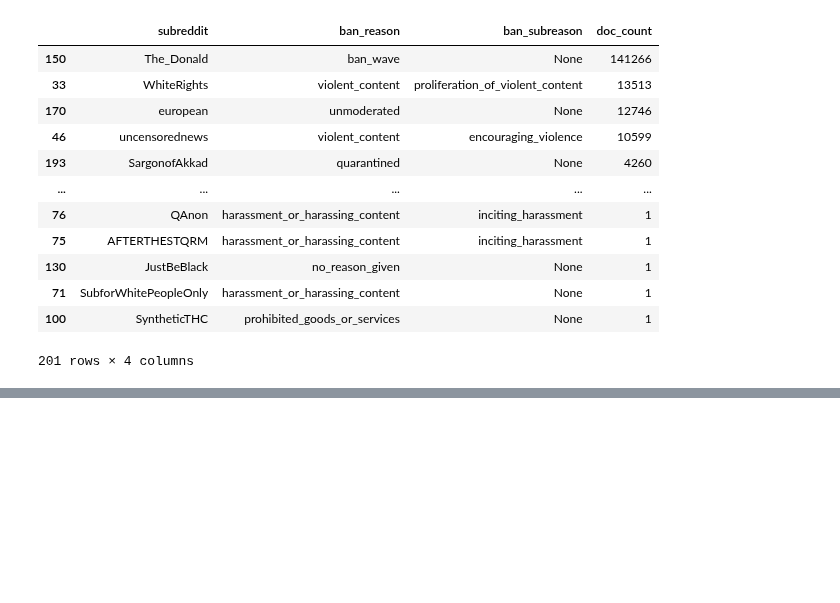
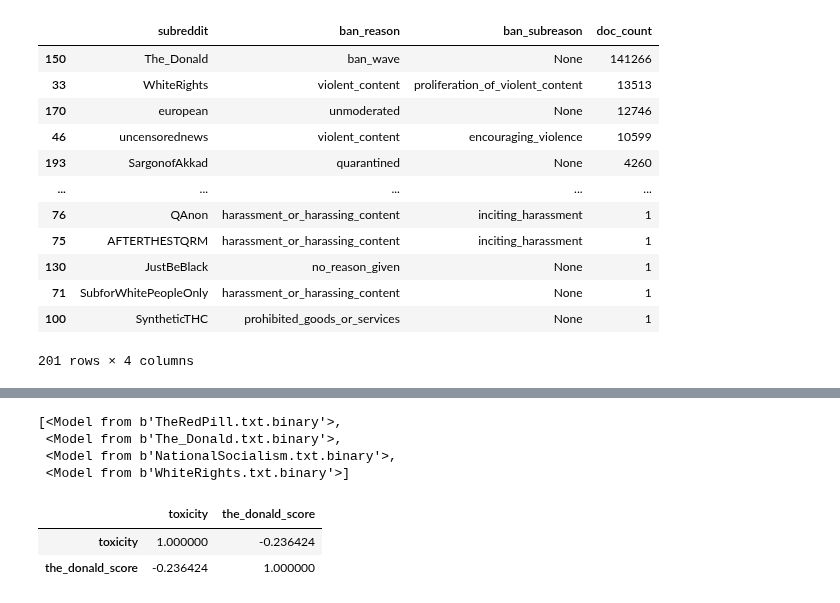
Before and after one commit to allenai/real-toxicity-prompts, a Jupyter notebook: notebooks/subreddits.ipynb, the cells around one changed output, grey strips where cells are left out. Cells and saved outputs as stored; diff of their text form; code cells hidden in the pictures; blank space fills up the shorter version.

```diff
--- a/notebooks/subreddits.ipynb
+++ b/notebooks/subreddits.ipynb
@@ -73,0 +98,19 @@ for sub in target_subs:
+# %%
+lms = [kenlm.Model(str(x)) for x in (reddit / 'lms').iterdir() if x.suffix == '.binary']
+lms
+# %% [output]
+[<Model from b'TheRedPill.txt.binary'>,
+ <Model from b'The_Donald.txt.binary'>,
+ <Model from b'NationalSocialism.txt.binary'>,
+ <Model from b'WhiteRights.txt.binary'>]
+# %%
+for lm in tqdm(lms):
+    name = Path(str(lm.path)).stem.split('.')[0]
+    df[name + '_score'] = df.text.apply(lambda x: lm.score(x, bos=True, eos=True))
+# %%
+score_col_with_lm()
+df[['toxicity', 'the_donald_score']].corr()
+# %% [output]
+|  | toxicity | the_donald_score |
+| toxicity | 1.000000 | -0.236424 |
+| the_donald_score | -0.236424 | 1.000000 |
```
Also changed, not shown: parts of 7 cells of this notebook, 1 other file.
